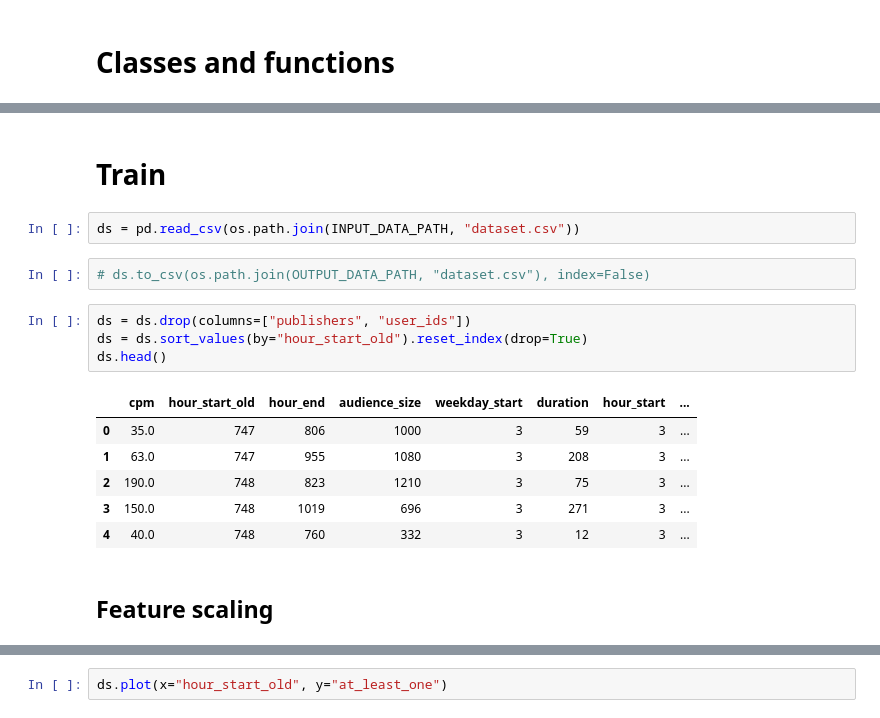
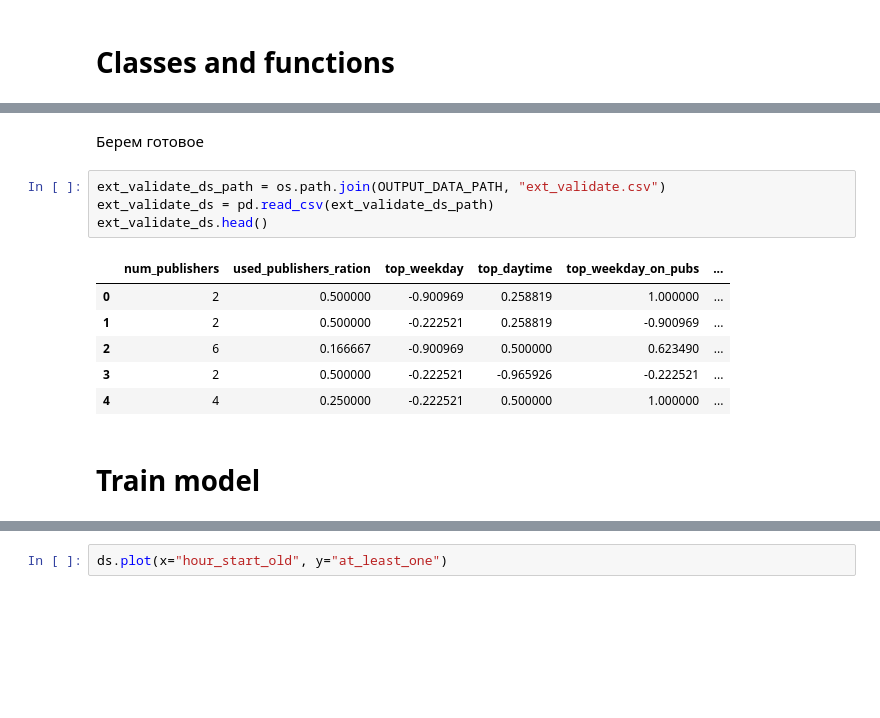
Before and after one commit to EgorChernov5/VILLKA, a Jupyter notebook: notebooks/training.ipynb, the cells around one changed output, grey strips where cells are left out. Cells and saved outputs as stored; diff of their text form; blank space fills up the shorter version.

Commit message:
Train pipeline

```diff
--- a/notebooks/training.ipynb
+++ b/notebooks/training.ipynb
@@ -51,19 +380,15 @@ OUTPUT_DATA_PATH = os.getenv("OUTPUT_DATA_PATH")
+# %% [markdown]
+Берем готовое
+# %%
+ext_validate_ds_path = os.path.join(OUTPUT_DATA_PATH, "ext_validate.csv")
+ext_validate_ds = pd.read_csv(ext_validate_ds_path)
+ext_validate_ds.head()
+# %% [output]
+|  | num_publishers | used_publishers_ration | top_weekday | top_daytime | top_weekday_on_pubs | ... |
+| 0 | 2 | 0.500000 | -0.900969 | 0.258819 | 1.000000 | ... |
+| 1 | 2 | 0.500000 | -0.222521 | 0.258819 | -0.900969 | ... |
+| 2 | 6 | 0.166667 | -0.900969 | 0.500000 | 0.623490 | ... |
+| 3 | 2 | 0.500000 | -0.222521 | -0.965926 | -0.222521 | ... |
+| 4 | 4 | 0.250000 | -0.222521 | 0.500000 | 1.000000 | ... |
 # %% [markdown]
-# Train
+# Train model
-# %%
-ds = pd.read_csv(os.path.join(INPUT_DATA_PATH, "dataset.csv"))
-# %%
-# ds.to_csv(os.path.join(OUTPUT_DATA_PATH, "dataset.csv"), index=False)
-# %%
-ds = ds.drop(columns=["publishers", "user_ids"])
-ds = ds.sort_values(by="hour_start_old").reset_index(drop=True)
-ds.head()
-# %% [output]
-|  | cpm | hour_start_old | hour_end | audience_size | weekday_start | duration | hour_start | ... |
-| 0 | 35.0 | 747 | 806 | 1000 | 3 | 59 | 3 | ... |
-| 1 | 63.0 | 747 | 955 | 1080 | 3 | 208 | 3 | ... |
-| 2 | 190.0 | 748 | 823 | 1210 | 3 | 75 | 3 | ... |
-| 3 | 150.0 | 748 | 1019 | 696 | 3 | 271 | 3 | ... |
-| 4 | 40.0 | 748 | 760 | 332 | 3 | 12 | 3 | ... |
-# %% [markdown]
-## Feature scaling
```
Also changed, not shown: parts of 35 cells of this notebook.
